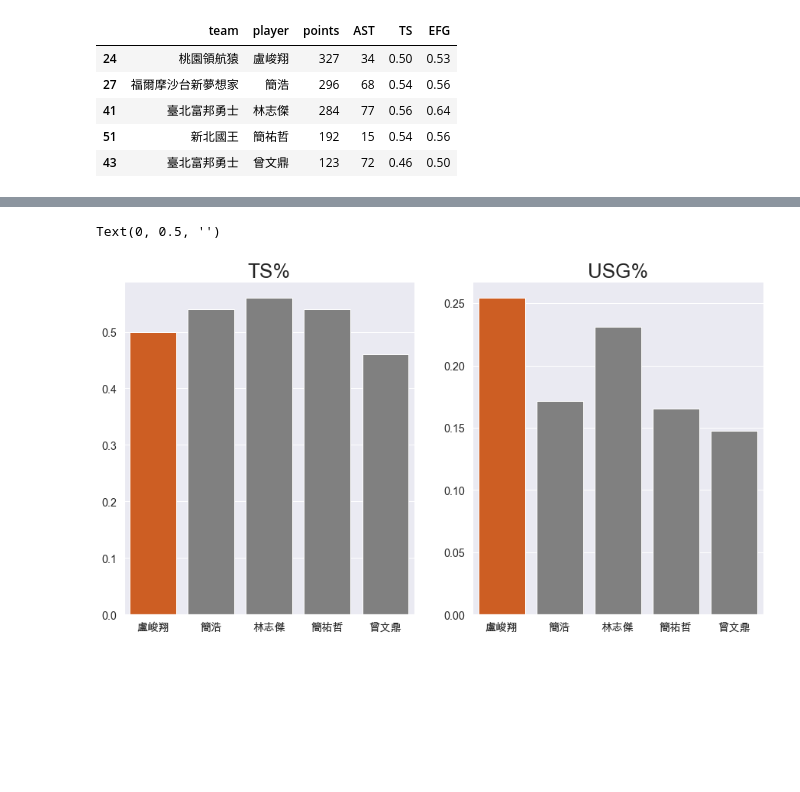
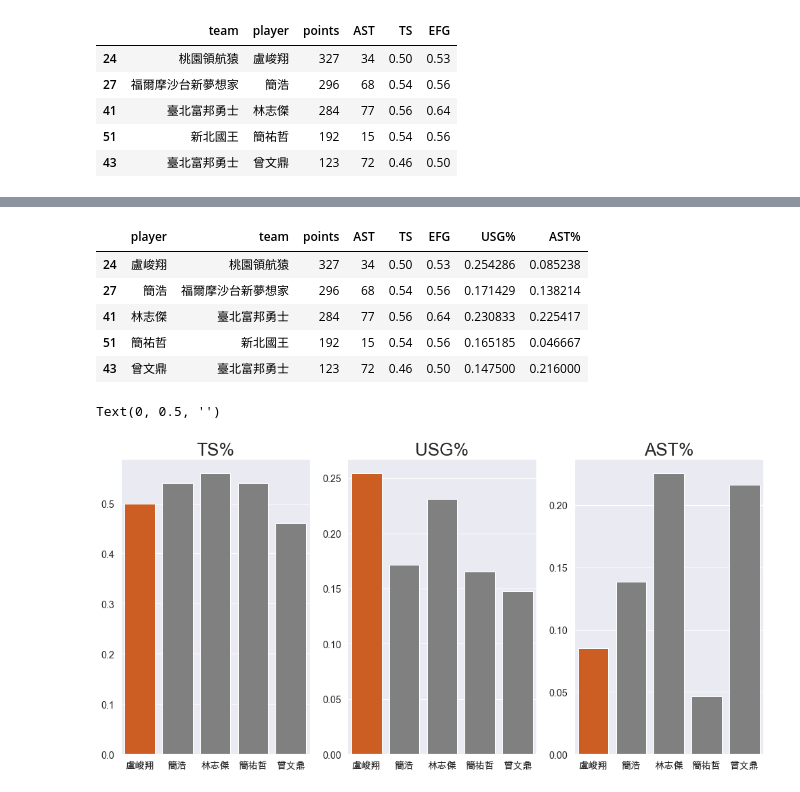
Before and after one commit to HarryChenTw/Basketball-Analysis, a Jupyter notebook: 02_sixth_man.ipynb, the cells around one changed output, grey strips where cells are left out. Cells and saved outputs as stored; diff of their text form; code cells hidden in the pictures; blank space fills up the shorter version.

```diff
--- a/02_sixth_man.ipynb
+++ b/02_sixth_man.ipynb
@@ -180,12 +180,13 @@ See the caveats in the documentation: https://pandas.pydata.org/pandas-docs/stab
 | 51 | 新北國王 | 簡祐哲 | 192 | 15 | 0.54 | 0.56 |
 | 43 | 臺北富邦勇士 | 曾文鼎 | 123 | 72 | 0.46 | 0.50 |
 # %%
-# calcuate USG (need to calcualte USG in every game)
+# calcuate USG, AST (need to calcualte USG in every game)
 
 from PStatsScraper.GameStatisticTable import GameStatisticTable
-from utils.advanceStats import USG
+from utils.advanceStats import USG, AST
 
 USG_table = pd.DataFrame([])
+AST_table = pd.DataFrame([])
 for game_num in tqdm(range(1, 87)):
     if game_num < 10 :
         game_number = f'G0{game_num}'
@@ -201,6 +202,7 @@ for game_num in tqdm(range(1, 87)):
                 self_table = table[(table['player'] == player)].iloc[0]
                 if self_table['mins'] == 'DNP':
                     continue
+                # calculate USG
                 self_stats = {
                     'FGA': int(self_table['2P'].split('-')[-1]) + int(self_table['3P'].split('-')[-1]),
                     'FTA' : int(self_table['FT'].split('-')[-1]),
@@ -215,6 +217,18 @@ for game_num in tqdm(range(1, 87)):
                     'mins' : float(team_table['mins'].split(':')[0]) + float(team_table['mins'].split(':')[1])/60
                 }
                 usg = USG(self_stats, team_stats)
-                USG_table = pd.concat([USG_table, pd.DataFrame([[player, usg]], columns=['player','USG'])])
+                USG_table = pd.concat([USG_table, pd.DataFrame([[player, usg]], columns=['player','USG%'])])
 
-USG_table
+                # calculate AST
+                self_stats = {
+                    'FGM': int(self_table['2P'].split('-')[0]) + int(self_table['3P'].split('-')[0]),
+                    'mins' : float(self_table['mins'].split(':')[0]) + float(self_table['mins'].split(':')[1])/60,
+                    'AST' : float(self_table['AST'])
+                }
+                team_table = table[(table['player'] == 'Total')].iloc[0]
+                team_stats = {
+                    'FGM': int(team_table['2P'].split('-')[0]) + int(team_table['3P'].split('-')[0]),
+                    'mins' : float(team_table['mins'].split(':')[0]) + float(team_table['mins'].split(':')[1])/60
+                }
+                ast = AST(self_stats, team_stats)
+                AST_table = pd.concat([AST_table, pd.DataFrame([[player, ast]], columns=['player','AST%'])])
@@ -243,3 +243,6 @@ avg_USG_table
 | 盧峻翔 | 0.254286 |
 | 簡浩 | 0.171429 |
 | 簡祐哲 | 0.165185 |
+# %%
+avg_AST_table = AST_table.groupby(by='player').mean()
+avg_AST_table
@@ -246,27 +257,41 @@ avg_USG_table
 # %%
-refined_sixth_candidate_table = refined_sixth_candidate_table[['player','team','points','AST','TS','EFG']].join(avg_USG_table, on='player', how='left')
+refined_sixth_candidate_table = refined_sixth_candidate_table[['player','team','points','AST','TS','EFG']].join(avg_USG_table, on='player', how='left').join(avg_AST_table, on='player', how='left')
+refined_sixth_candidate_table
+# %% [output]
+|  | player | team | points | AST | TS | EFG | USG% | AST% |
+| 24 | 盧峻翔 | 桃園領航猿 | 327 | 34 | 0.50 | 0.53 | 0.254286 | 0.085238 |
+| 27 | 簡浩 | 福爾摩沙台新夢想家 | 296 | 68 | 0.54 | 0.56 | 0.171429 | 0.138214 |
+| 41 | 林志傑 | 臺北富邦勇士 | 284 | 77 | 0.56 | 0.64 | 0.230833 | 0.225417 |
+| 51 | 簡祐哲 | 新北國王 | 192 | 15 | 0.54 | 0.56 | 0.165185 | 0.046667 |
+| 43 | 曾文鼎 | 臺北富邦勇士 | 123 | 72 | 0.46 | 0.50 | 0.147500 | 0.216000 |
 # %%
 refined_sixth_candidate_table['color'] = refined_sixth_candidate_table['team'].map(team_color)
 player_color = dict()
 for i in range(len(refined_sixth_candidate_table)):
     row = refined_sixth_candidate_table.iloc[i]
     if row['player'] == '盧峻翔':
         player_color[row['player']] = row['color']
     else:
         player_color[row['player']] = 'grey'
-fig, ax = plt.subplots(1, 2,figsize=(15,8))
+fig, ax = plt.subplots(1, 3,figsize=(17,8))
 
 sns.barplot(data=refined_sixth_candidate_table, x='player', y='TS', ax=ax[0], palette=player_color)
 ax[0].set_title('TS%',fontsize = 26)
 ax[0].legend([],[], frameon=False)
 ax[0].set_xlabel('')
 ax[0].set_ylabel('')
 
-sns.barplot(data=refined_sixth_candidate_table, x='player', y='USG', ax=ax[1], palette=player_color)
+sns.barplot(data=refined_sixth_candidate_table, x='player', y='USG%', ax=ax[1], palette=player_color)
 ax[1].set_title('USG%',fontsize = 26)
 ax[1].legend([],[], frameon=False)
 ax[1].set_xlabel('')
 ax[1].set_ylabel('')
+
+sns.barplot(data=refined_sixth_candidate_table, x='player', y='AST%', ax=ax[2], palette=player_color)
+ax[2].set_title('AST%',fontsize = 26)
+ax[2].legend([],[], frameon=False)
+ax[2].set_xlabel('')
+ax[2].set_ylabel('')
 # %% [output]
 Text(0, 0.5, '')
-[figure, old version]
+[figure, new version]
```
Also changed, not shown: parts of 3 cells of this notebook, 1 other file.
